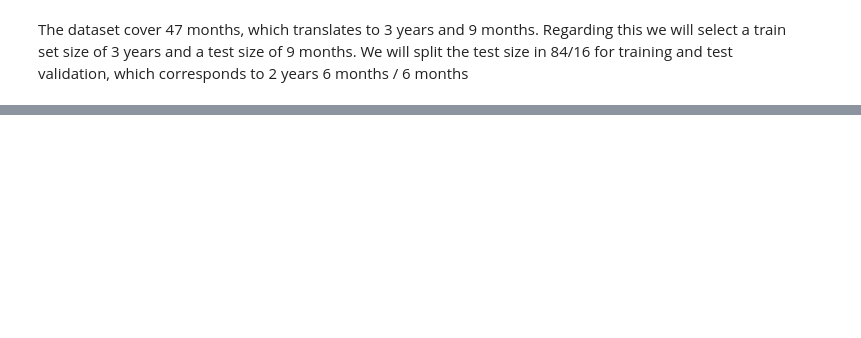
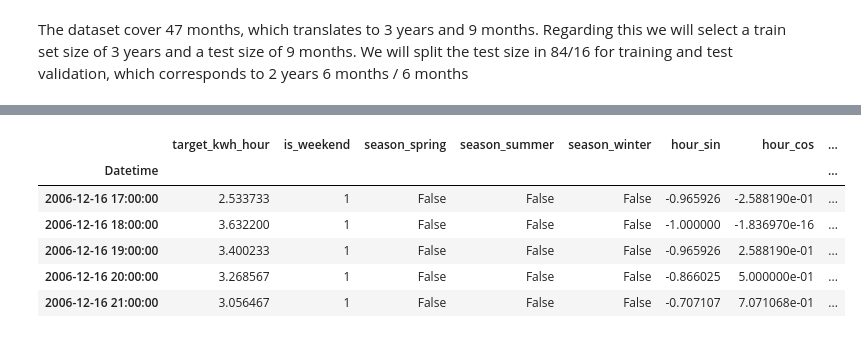
Before and after one commit to alvaroterroso/household-energy-consumption-prediction, a Jupyter notebook: hecp.ipynb, the cells around one changed output, grey strips where cells are left out. Saved outputs shown, nothing was run; the diff lists cells and outputs as text; code cells hidden in the pictures; blank space fills up the shorter version.

Commit message:
update dataframe and prediction strategy

```diff
--- a/hecp.ipynb
+++ b/hecp.ipynb
@@ -296,36 +308,3 @@ We created 3 new binary features `season_spring`, `season_summer` and `season_wi
 ## Training Split
 # %% [markdown]
 In a time-series forecasting problem, the dataset should be split chronologically to avoid data leakage (training on future information). Besides the training and test sets, a validation set is useful because it allows us to choose the best model, features, and hyperparameters using only past data, without “tuning” decisions on the test set. This prevents overly optimistic results caused by repeatedly testing many configurations on the same test period. In practice, the validation set acts as a small “future-like” period inside the training window to check generalization before performing the final, unbiased evaluation on the held-out test set.
-# %%
-hourly_df = hourly_df.sort_values("Datetime")
-
-# garantir datetime
-hourly_df["Datetime"] = pd.to_datetime(hourly_df["Datetime"])
-
-# datas limites
-start = hourly_df["Datetime"].min()
-
-# corte: 3 anos depois do início
-cutoff = start + pd.DateOffset(years=3)
-
-train = hourly_df[hourly_df["Datetime"] < cutoff]
-test  = hourly_df[hourly_df["Datetime"] >= cutoff]
-
-val_cutoff = train["Datetime"].min() + pd.DateOffset(years=2, months=6)
-
-train2 = train[train["Datetime"] < val_cutoff]
-val    = train[train["Datetime"] >= val_cutoff]
-
-print("Train period:", train2["Datetime"].min(), "->", train2["Datetime"].max())
-print("Validation period:", val["Datetime"].min(), "->", val["Datetime"].max())
-print("Test  period:", test["Datetime"].min(),  "->", test["Datetime"].max())
-print("Train size:", len(train), "Test size:", len(test))
-
-X_train = train.drop(columns=["target_kwh_hour"])
-y_train = train["target_kwh_hour"]
-
-X_val = val.drop(columns=["target_kwh_hour"])
-y_val = val["target_kwh_hour"]
-
-X_test  = test.drop(columns=["target_kwh_hour"])
-y_test  = test["target_kwh_hour"]
@@ -336,0 +373,4 @@ Train size: 26304 Test size: 8285
+# %%
+for c in hourly_df.columns:
+    if hourly_df[c].dtype == "object":
+        print(c, hourly_df[c].unique()[:10])
@@ -338,0 +544,10 @@ The dataset cover 47 months, which translates to 3 years and 9 months. Regarding
+# %%
+dfm.head()
+# %% [output]
+|  | target_kwh_hour | is_weekend | season_spring | season_summer | season_winter | hour_sin | hour_cos | ... |
+| Datetime |  |  |  |  |  |  |  | ... |
+| 2006-12-16 17:00:00 | 2.533733 | 1 | False | False | False | -0.965926 | -2.588190e-01 | ... |
+| 2006-12-16 18:00:00 | 3.632200 | 1 | False | False | False | -1.000000 | -1.836970e-16 | ... |
+| 2006-12-16 19:00:00 | 3.400233 | 1 | False | False | False | -0.965926 | 2.588190e-01 | ... |
+| 2006-12-16 20:00:00 | 3.268567 | 1 | False | False | False | -0.866025 | 5.000000e-01 | ... |
+| 2006-12-16 21:00:00 | 3.056467 | 1 | False | False | False | -0.707107 | 7.071068e-01 | ... |
```
Also changed, not shown: parts of 36 cells of this notebook, 2 other files.
